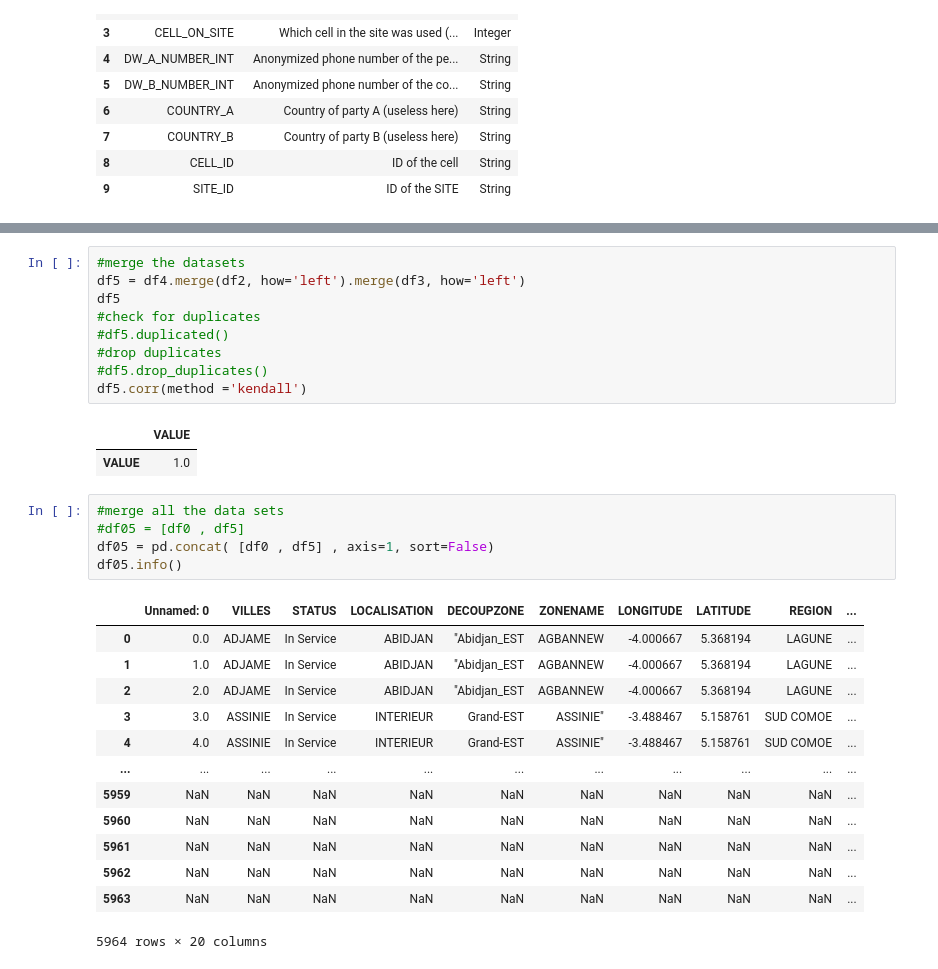
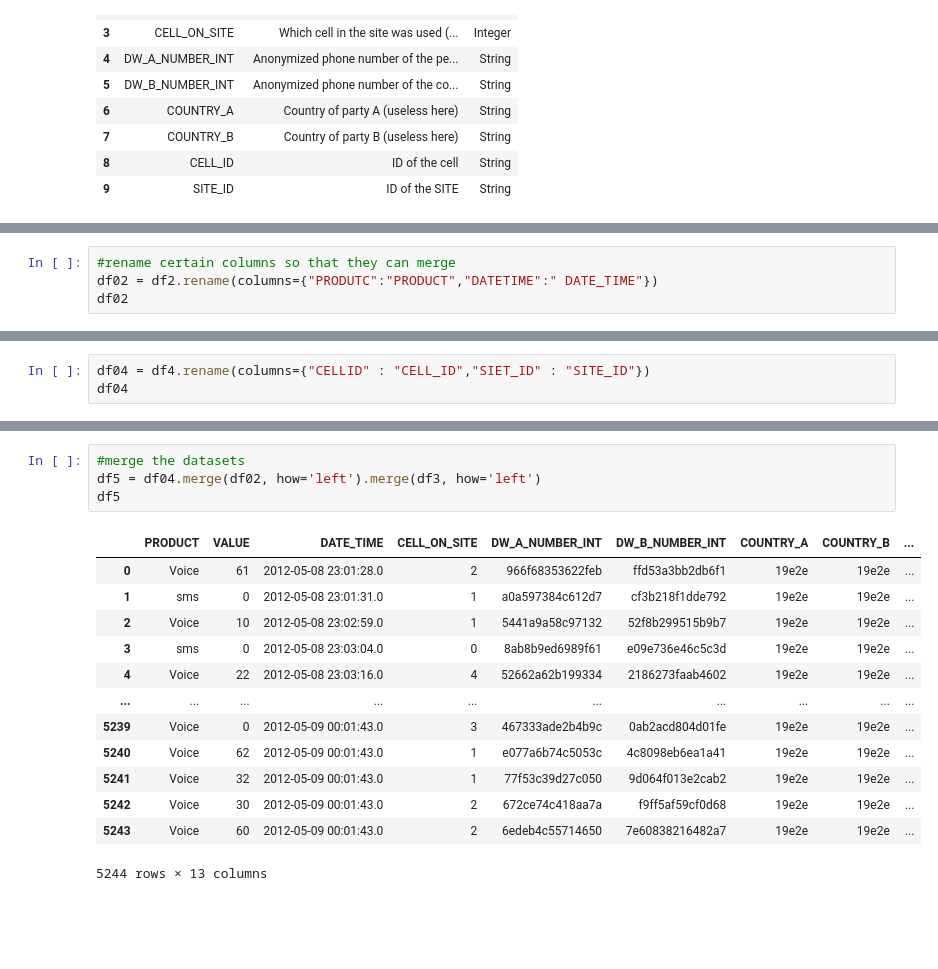
Before and after one commit to Maureen36Mathenge/delani_studio_site, a Jupyter notebook: Moringa_Data_Science_Prep_W3_Independent_Project_2019_07_Maureen_Mathenge_Python.ipynb, the cells around one changed output, grey strips where cells are left out. Cells and saved outputs as stored; diff of their text form; blank space fills up the shorter version.

```diff
--- a/Moringa_Data_Science_Prep_W3_Independent_Project_2019_07_Maureen_Mathenge_Python.ipynb
+++ b/Moringa_Data_Science_Prep_W3_Independent_Project_2019_07_Maureen_Mathenge_Python.ipynb
@@ -132,3 +161,7 @@ print(df4)
 5000   Voice     60  2012-05-09 00:01:43.0  ...     19e2e  1c11a2fcbb  6d70dae094
 
 [5001 rows x 10 columns]
+# %%
+#rename certain columns so that they can merge
+df02 = df2.rename(columns={"PRODUTC":"PRODUCT","DATETIME":" DATE_TIME"})
+df02
@@ -134,0 +182,3 @@ print(df4)
+# %%
+df04 = df4.rename(columns={"CELLID" : "CELL_ID","SIET_ID" : "SITE_ID"})
+df04
@@ -135,31 +199,18 @@ print(df4)
 # %%
 #merge the datasets
-df5 = df4.merge(df2, how='left').merge(df3, how='left')
+df5 = df04.merge(df02, how='left').merge(df3, how='left')
 df5
-#check for duplicates
-#df5.duplicated()
-#drop duplicates
-#df5.drop_duplicates()
-df5.corr(method ='kendall')
 # %% [output]
-|  | VALUE |
-| VALUE | 1.0 |
+|  | PRODUCT | VALUE | DATE_TIME | CELL_ON_SITE | DW_A_NUMBER_INT | DW_B_NUMBER_INT | COUNTRY_A | COUNTRY_B | ... |
+| 0 | Voice | 61 | 2012-05-08 23:01:28.0 | 2 | 966f68353622feb | ffd53a3bb2db6f1 | 19e2e | 19e2e | ... |
+| 1 | sms | 0 | 2012-05-08 23:01:31.0 | 1 | a0a597384c612d7 | cf3b218f1dde792 | 19e2e | 19e2e | ... |
+| 2 | Voice | 10 | 2012-05-08 23:02:59.0 | 1 | 5441a9a58c97132 | 52f8b299515b9b7 | 19e2e | 19e2e | ... |
+| 3 | sms | 0 | 2012-05-08 23:03:04.0 | 0 | 8ab8b9ed6989f61 | e09e736e46c5c3d | 19e2e | 19e2e | ... |
+| 4 | Voice | 22 | 2012-05-08 23:03:16.0 | 4 | 52662a62b199334 | 2186273faab4602 | 19e2e | 19e2e | ... |
+| ... | ... | ... | ... | ... | ... | ... | ... | ... | ... |
+| 5239 | Voice | 0 | 2012-05-09 00:01:43.0 | 3 | 467333ade2b4b9c | 0ab2acd804d01fe | 19e2e | 19e2e | ... |
+| 5240 | Voice | 62 | 2012-05-09 00:01:43.0 | 1 | e077a6b74c5053c | 4c8098eb6ea1a41 | 19e2e | 19e2e | ... |
+| 5241 | Voice | 32 | 2012-05-09 00:01:43.0 | 1 | 77f53c39d27c050 | 9d064f013e2cab2 | 19e2e | 19e2e | ... |
+| 5242 | Voice | 30 | 2012-05-09 00:01:43.0 | 2 | 672ce74c418aa7a | f9ff5af59cf0d68 | 19e2e | 19e2e | ... |
+| 5243 | Voice | 60 | 2012-05-09 00:01:43.0 | 2 | 6edeb4c55714650 | 7e60838216482a7 | 19e2e | 19e2e | ... |
+5244 rows × 13 columns
-# %%
-#merge all the data sets
-#df05 = [df0 , df5]
-df05 = pd.concat( [df0 , df5] , axis=1, sort=False)
-df05.info()
-# %% [output]
-|  | Unnamed: 0 | VILLES | STATUS | LOCALISATION | DECOUPZONE | ZONENAME | LONGITUDE | LATITUDE | REGION | ... |
-| 0 | 0.0 | ADJAME | In Service | ABIDJAN | "Abidjan_EST | AGBANNEW | -4.000667 | 5.368194 | LAGUNE | ... |
-| 1 | 1.0 | ADJAME | In Service | ABIDJAN | "Abidjan_EST | AGBANNEW | -4.000667 | 5.368194 | LAGUNE | ... |
-| 2 | 2.0 | ADJAME | In Service | ABIDJAN | "Abidjan_EST | AGBANNEW | -4.000667 | 5.368194 | LAGUNE | ... |
-| 3 | 3.0 | ASSINIE | In Service | INTERIEUR | Grand-EST | ASSINIE" | -3.488467 | 5.158761 | SUD COMOE | ... |
-| 4 | 4.0 | ASSINIE | In Service | INTERIEUR | Grand-EST | ASSINIE" | -3.488467 | 5.158761 | SUD COMOE | ... |
-| ... | ... | ... | ... | ... | ... | ... | ... | ... | ... | ... |
-| 5959 | NaN | NaN | NaN | NaN | NaN | NaN | NaN | NaN | NaN | ... |
-| 5960 | NaN | NaN | NaN | NaN | NaN | NaN | NaN | NaN | NaN | ... |
-| 5961 | NaN | NaN | NaN | NaN | NaN | NaN | NaN | NaN | NaN | ... |
-| 5962 | NaN | NaN | NaN | NaN | NaN | NaN | NaN | NaN | NaN | ... |
-| 5963 | NaN | NaN | NaN | NaN | NaN | NaN | NaN | NaN | NaN | ... |
-5964 rows × 20 columns
```
Also changed, not shown: parts of 18 cells of this notebook.
